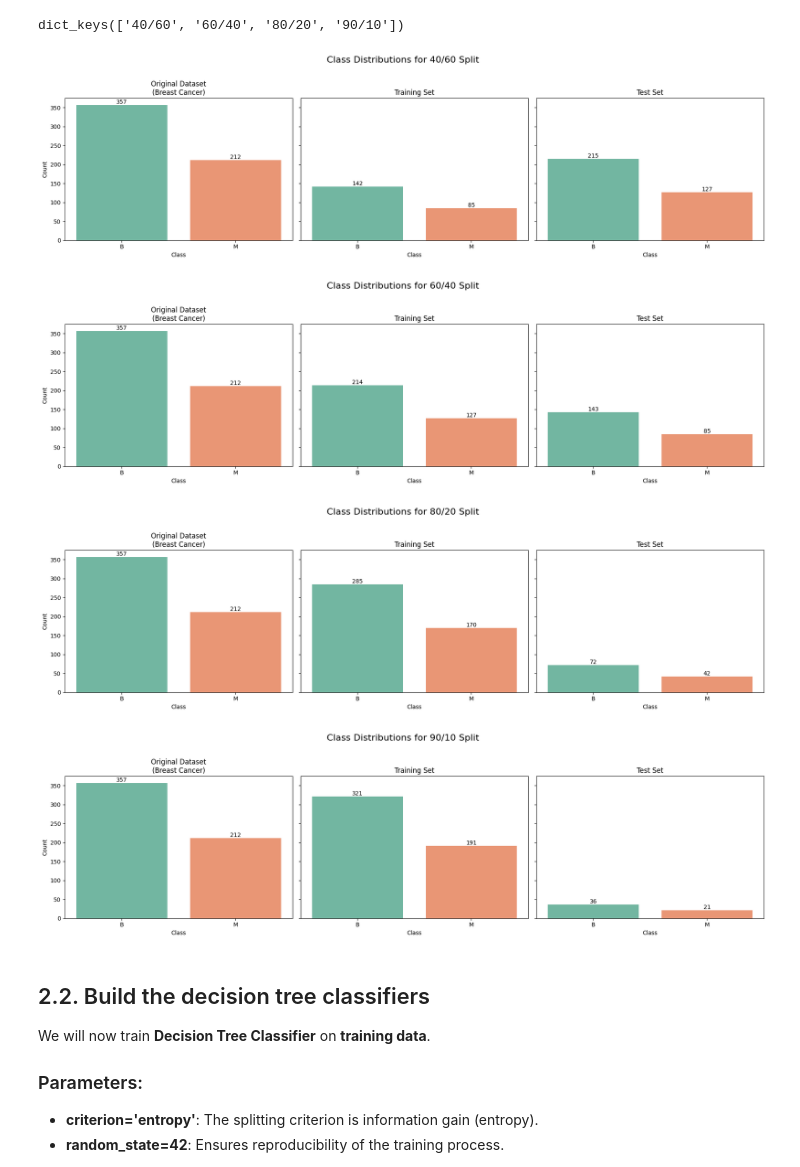
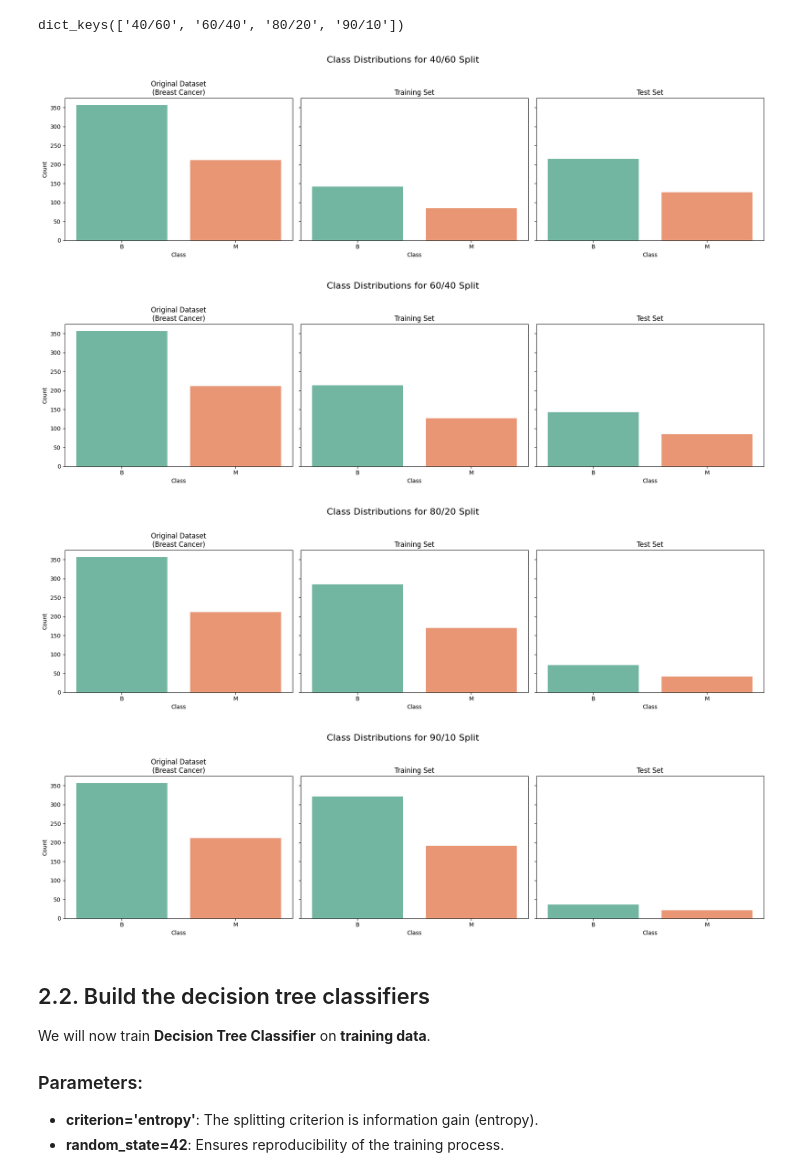
Before and after one commit to daobathanhh/Decision-Tree, a Jupyter notebook: Breast Cancer/breast_cancer_analysis.ipynb, the cells around one changed output. Cells and saved outputs as stored; diff of their text form; code cells hidden in the pictures.

```diff
--- a/Breast Cancer/breast_cancer_analysis.ipynb
+++ b/Breast Cancer/breast_cancer_analysis.ipynb
@@ -213,67 +213,51 @@ def plot_class_distributions(y_original, y_train, y_test, dataset_name="Breast C
     palette = sns.color_palette("Set2", len(unique_classes))
     class_palette = {cls: color for cls, color in zip(unique_classes, palette)}
 
-    # Function to annotate bar values
-    def annotate_bars(ax):
-        for p in ax.patches:
-            ax.text(
-                p.get_x() + p.get_width() / 2,  # x-coordinate
-                p.get_height(),  # y-coordinate
-                int(p.get_height()),  # Annotation text (count value)
-                ha="center",  # Horizontal alignment
-                va="bottom",  # Vertical alignment
-                fontsize=10,  # Font size
-                color="black"  # Text color
-            )
-
-    # Plot the distributions and annotate
+    # Plot the distributions
     sns.countplot(x=y_original, hue=y_original, ax=axes[0], order=unique_classes,
                   palette=class_palette, legend=False)
-    annotate_bars(axes[0])
     axes[0].set_title(f"Original Dataset\n({dataset_name})")
     axes[0].set_xlabel("Class")
     axes[0].set_ylabel("Count")
 
     sns.countplot(x=y_train, hue=y_train, ax=axes[1], order=unique_classes,
                   palette=class_palette, legend=False)
-    annotate_bars(axes[1])
     axes[1].set_title("Training Set")
     axes[1].set_xlabel("Class")
 
     sns.countplot(x=y_test, hue=y_test, ax=axes[2], order=unique_classes,
                   palette=class_palette, legend=False)
-    annotate_bars(axes[2])
     axes[2].set_title("Test Set")
     axes[2].set_xlabel("Class")
 
     if split_name:
         fig.suptitle(f"Class Distributions for {split_name} Split", fontsize=16, y=1.02)
 
     output_dir = "data/"  # Update to a directory that is accessible
     os.makedirs(output_dir, exist_ok=True)
 
     # Sanitize split_name by replacing '/' with '_'
     sanitized_split_name = split_name.replace('/', '_')
     # Save the figure
     filepath = os.path.join(output_dir, f"class_distributions_{sanitized_split_name}.svg")
     plt.savefig(filepath, format="svg")
     plt.tight_layout()
     plt.show()
     plt.close(fig)
-
+# Example usage
 for split_name, data in splits.items():
     plot_class_distributions(
         labels,
         data['label_train'],
         data['label_test'],
         dataset_name="Breast Cancer",
         split_name=split_name
     )
 # %% [output]
-[figure, old version]
+[figure, new version]
-[figure, old version]
+[figure, new version]
-[figure, old version]
+[figure, new version]
-[figure, old version]
+[figure, new version]
 # %% [markdown]
 ## 2.2. Build the decision tree classifiers
 
```
Also changed, not shown: parts of 15 cells of this notebook.
